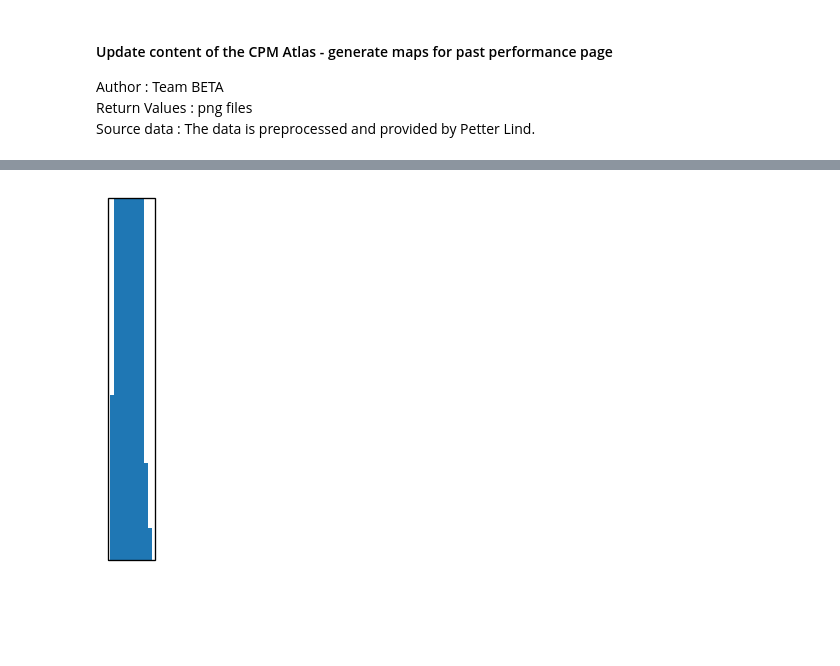
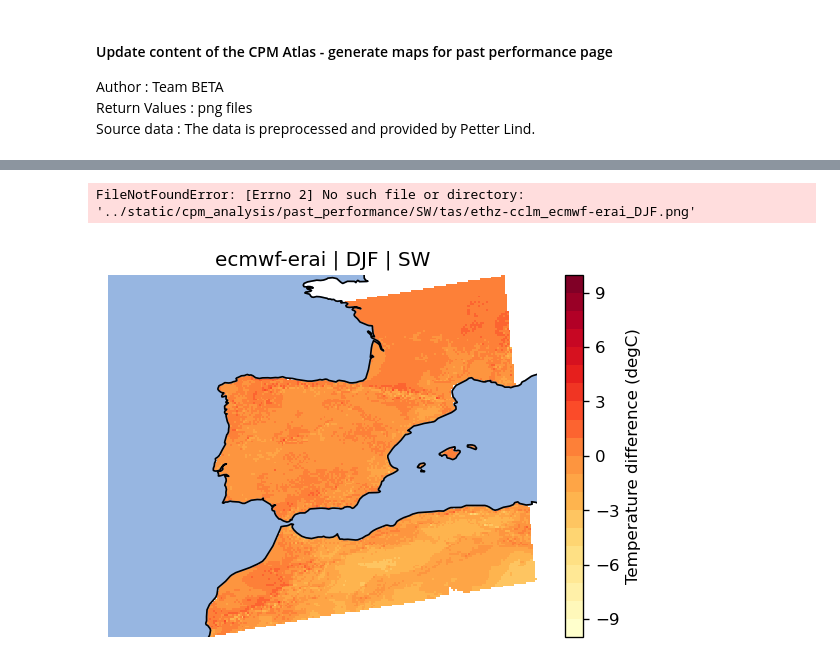
Before and after one commit to eucp-project/data-catalogue, a Jupyter notebook: python/performance_plots.ipynb, the cells around one changed output, grey strips where cells are left out. Cells and saved outputs as stored; diff of their text form; code cells hidden in the pictures; blank space fills up the shorter version.

Commit message:
update script to handle the large reu-3 region

```diff
--- a/python/performance_plots.ipynb
+++ b/python/performance_plots.ipynb
@@ -167,11 +167,22 @@ for project, variable in product(projects, variables):
                 region, group, model, _ = ncfile.stem.split('_')[:3]
             else:
                 region, group, model = ncfile.stem.split('_')[:3]
-                region_alias = regions_name_dict[f"{region}"]
-                diff_data = diff_obs_model(ncfile, variable)
-                clipped_region = region_clip(diff_data, region_alias)
-                for season in seasons:
-                    outfile = (f"../static/cpm_analysis/past_performance/{region}/{variable}/{group}_{model}_{season}.png")
-                    plot_map(clipped_region, outfile, model, season, region, variable)
-                    print(f"Processed {ncfile}, created {outfile}.")
+                if region == "reu-3": # reu-3 covers all the sub-regions
+                    diff_data = diff_obs_model(ncfile, variable)
+                    for region_alias in regions.keys():
+                        clipped_region = region_clip(diff_data, region_alias)
+                        for season in seasons:
+                            outfile = (f"../static/cpm_analysis/past_performance/{region_alias}/{variable}/{group}_{model}_{season}.png")
+                            plot_map(clipped_region, outfile, model,
+                             season, region_alias, variable)
+                            print(f"Processed {ncfile}, created {outfile}.")
+                else: # other regions correspond to single sub-region
+                    region_alias = regions_name_dict[f"{region}"]
+                    diff_data = diff_obs_model(ncfile, variable)
+                    clipped_region = region_clip(diff_data, region_alias)
+                    for season in seasons:
+                        outfile = (f"../static/cpm_analysis/past_performance/{region_alias}/{variable}/{group}_{model}_{season}.png")
+                        plot_map(clipped_region, outfile, model,
+                         season, region_alias, variable)
+                        print(f"Processed {ncfile}, created {outfile}.")
 # %% [output]
@@ -179 +206,2 @@ AttributeError: 'Rectangle' object has no property 'levels'
+FileNotFoundError: [Errno 2] No such file or directory: '../static/cpm_analysis/past_performance/SW/tas/ethz-cclm_ecmwf-erai_DJF.png'
-[figure, old version]
+[figure, new version]
```
Also changed, not shown: parts of 8 cells of this notebook.
